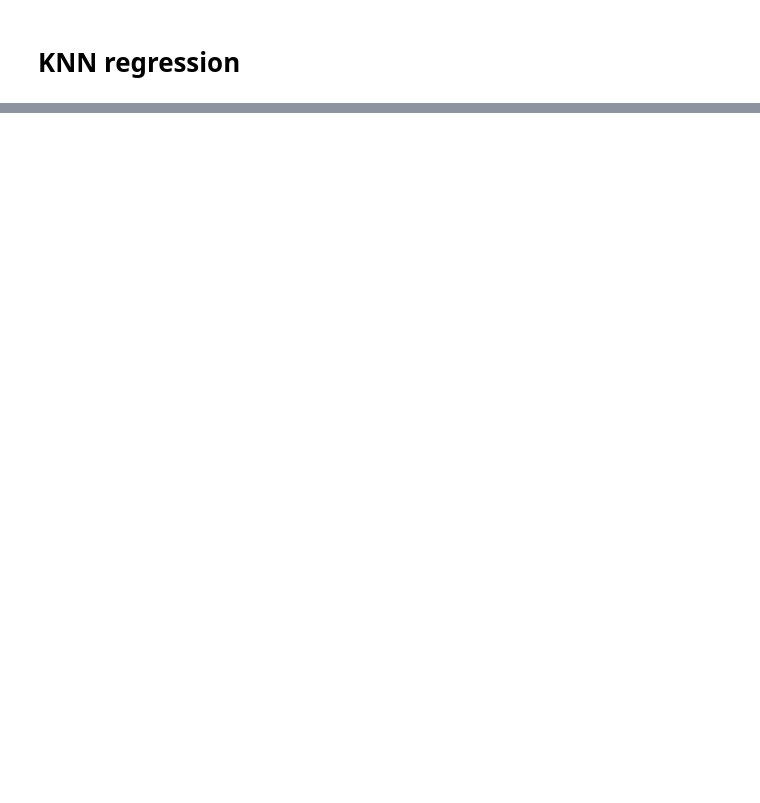
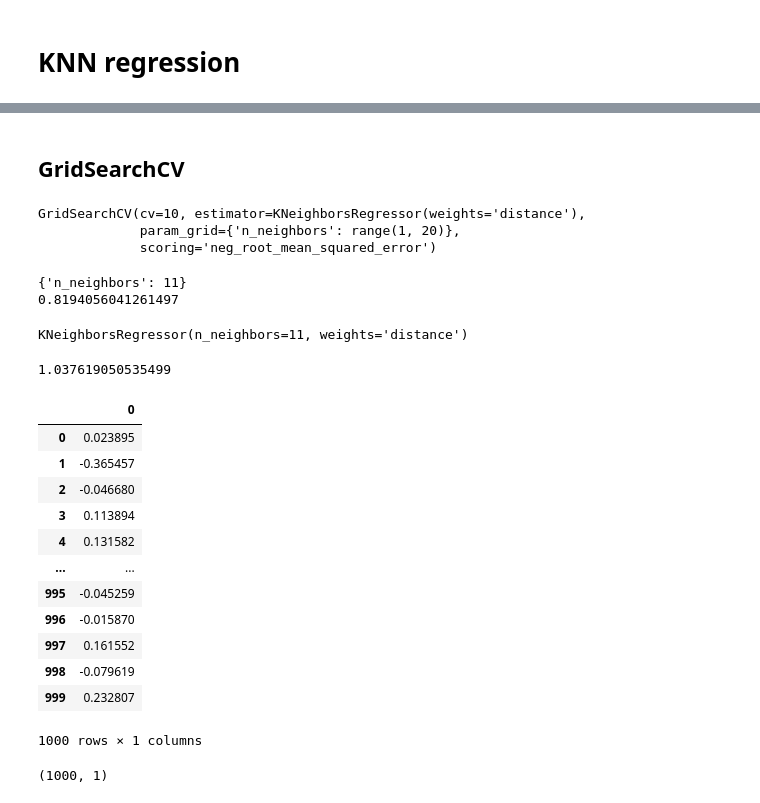
Before and after one commit to HyunhoSh/Computational_data_analysis, a Jupyter notebook: code/case_01_model.ipynb, the cells around one changed output, grey strips where cells are left out. Cells and saved outputs as stored; diff of their text form; code cells hidden in the pictures; blank space fills up the shorter version.

Commit message:
GridSearchCV for KNN regression

```diff
--- a/code/case_01_model.ipynb
+++ b/code/case_01_model.ipynb
@@ -449,0 +457,53 @@ Y_new_df
+# %% [markdown]
+## GridSearchCV
+# %%
+param_grid = {
+    'n_neighbors':range(1,20)
+}
+
+knn_grid = GridSearchCV(knn,param_grid,cv=10,
+                        scoring='neg_root_mean_squared_error',
+                        )
+knn_grid.fit(X_train,Y_train)
+# %% [output]
+GridSearchCV(cv=10, estimator=KNeighborsRegressor(weights='distance'),
+             param_grid={'n_neighbors': range(1, 20)},
+             scoring='neg_root_mean_squared_error')
+# %%
+print(knn_grid.best_params_)
+print(-knn_grid.best_score_)
+# %% [output]
+{'n_neighbors': 11}
+0.8194056041261497
+# %%
+knn_grid.best_estimator_
+# %% [output]
+KNeighborsRegressor(n_neighbors=11, weights='distance')
+# %%
+y_hat = knn_grid.predict(X_test)
+rmse = np.sqrt(mean_squared_error(Y_test,y_hat))
+rmse
+# %% [output]
+1.037619050535499
+# %%
+y_new_pred = knn_grid.predict(X_new)
+y_new_pred_df = pd.DataFrame(y_new_pred)
+y_new_pred_df
+# %% [output]
+|  | 0 |
+| 0 | 0.023895 |
+| 1 | -0.365457 |
+| 2 | -0.046680 |
+| 3 | 0.113894 |
+| 4 | 0.131582 |
+| ... | ... |
+| 995 | -0.045259 |
+| 996 | -0.015870 |
+| 997 | 0.161552 |
+| 998 | -0.079619 |
+| 999 | 0.232807 |
+1000 rows × 1 columns
+# %%
+y_new_pred.shape
+# %% [output]
+(1000, 1)
```
Also changed, not shown: parts of 22 cells of this notebook.
